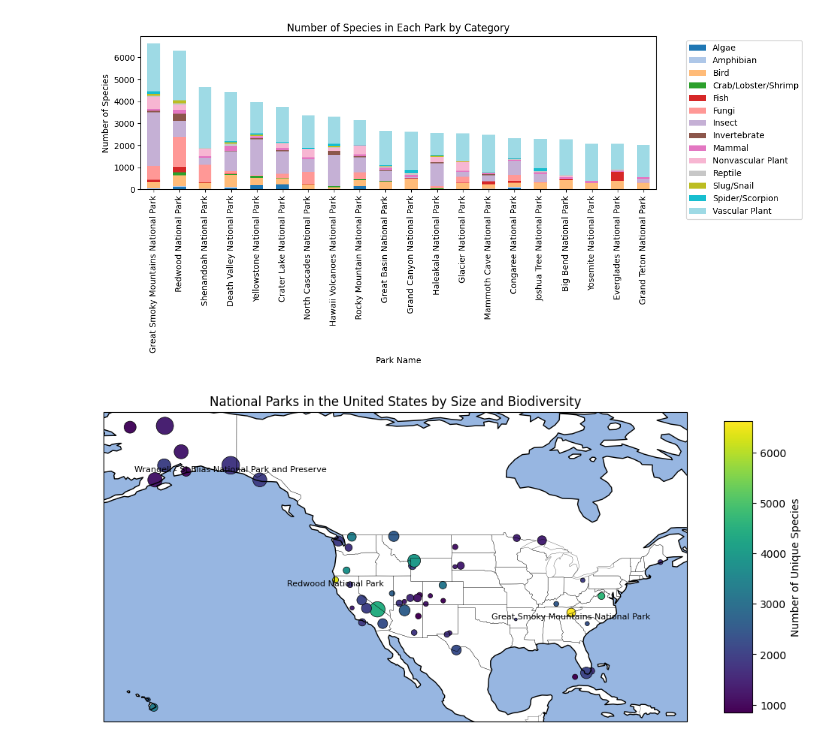
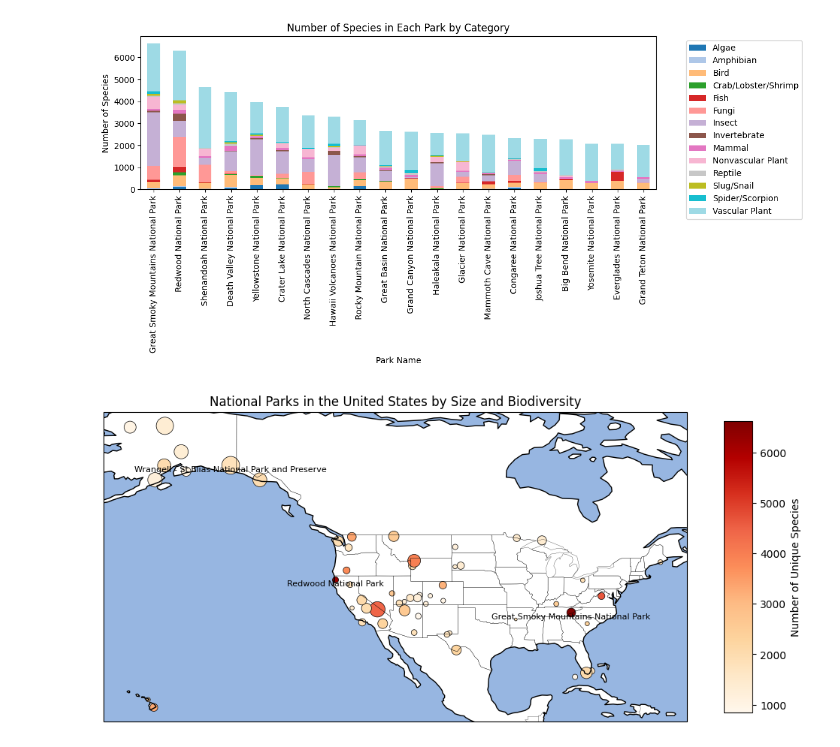
Before and after one commit to elijahsandler/nps-biodiversity, a Jupyter notebook: initial_viz.ipynb, the cells around one changed output. Cells and saved outputs as stored; diff of their text form; code cells hidden in the pictures.

```diff
--- a/initial_viz.ipynb
+++ b/initial_viz.ipynb
@@ -96,35 +96,35 @@ ax.add_feature(cfeature.STATES, linestyle='-', linewidth=.2)
 
 # Normalize the species count to get a suitable color scale
 norm = mpl.colors.Normalize(vmin=parks['Species Count'].min(), vmax=parks['Species Count'].max())
 
 # Create scatter plot for parks with color reflecting 'Species Count'
 scatter = ax.scatter(
     parks['Longitude'], parks['Latitude'],
     c=parks['Species Count'], s=(parks['Acres'])**(1/2) / 10,
-    cmap='viridis', norm=norm, alpha=1, edgecolors='k', linewidth=0.5
+    cmap='OrRd', norm=norm, alpha=1, edgecolors='k', linewidth=0.5
 )
 
 # Add labels for specific parks
 for park in ['Great Smoky Mountains National Park',
              'Wrangell - St Elias National Park and Preserve',
              'Redwood National Park']:
     row = parks[parks['Park Name'] == park]
     if not row.empty:
         ax.text(row['Longitude'].iloc[0], row['Latitude'].iloc[0], park,
                 fontsize=8, ha='center', va='top')
 
 # Add colorbar
 cbar = plt.colorbar(scatter, ax=ax, orientation='vertical', shrink=0.4, aspect=10)
 cbar.set_label('Number of Unique Species')
 
 # Add title
 plt.title('National Parks in the United States by Size and Biodiversity')
 
 # Layout and show
 plt.tight_layout()
 plt.show()
 # %% [output]
-[figure, old version]
+[figure, new version]
 # %%
 species.head(1)
 # %% [output]
```
Also changed, not shown: parts of 7 cells of this notebook, 1 other file.
